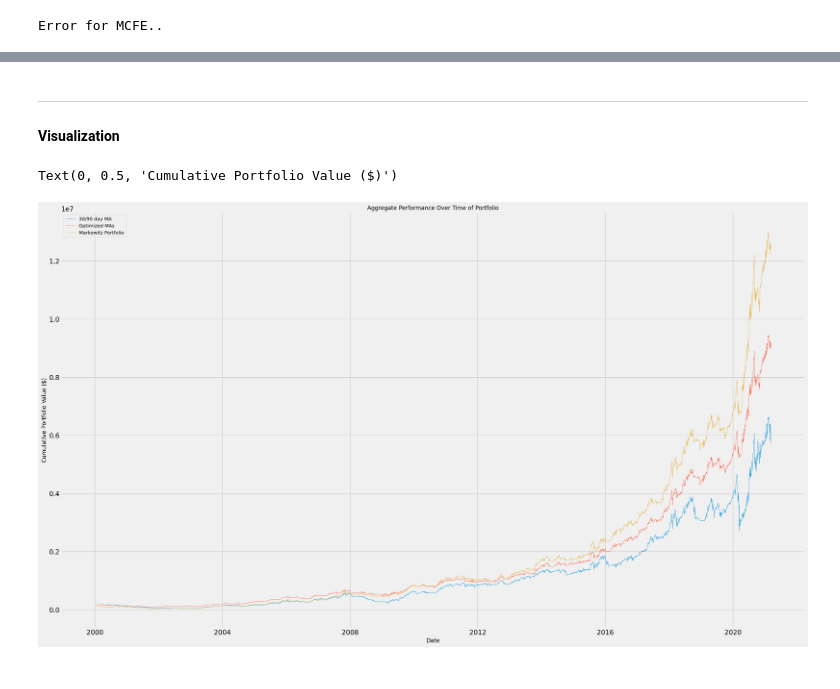
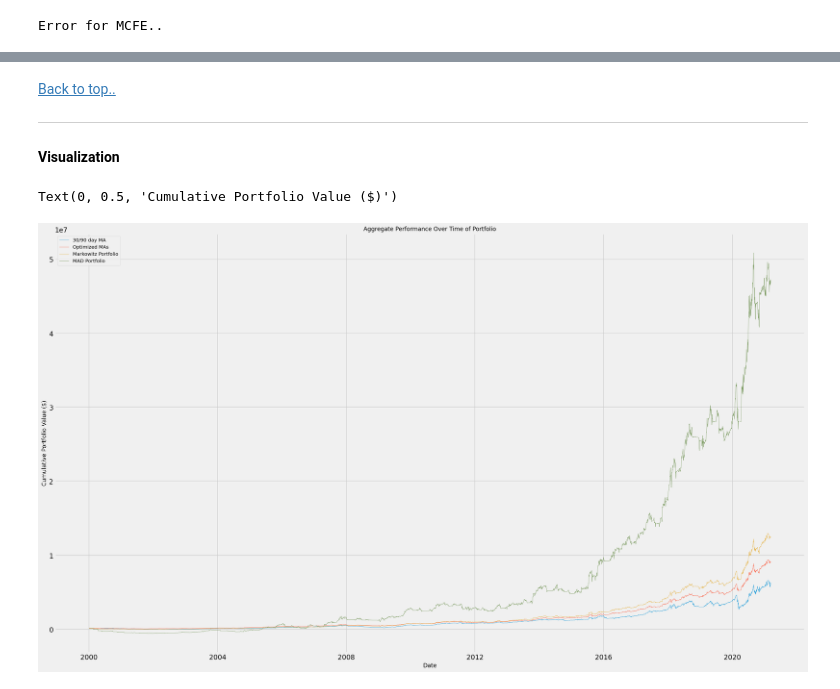
Before and after one commit to doctorofdata/quant, a Jupyter notebook: quantitative_finance.ipynb, the cells around one changed output, grey strips where cells are left out. Drawn from its saved outputs; the diff is of its cells as text; code cells hidden in the pictures.

```diff
--- a/quantitative_finance.ipynb
+++ b/quantitative_finance.ipynb
@@ -410,0 +466,2 @@ agg_portfolio2 = portfolio2.groupby(portfolio2.index)['holdings', 'cash', 'total
+# %%
+pcts1 = [(x, round(y, 4)) for (x, y) in pcts]
@@ -411,17 +488,55 @@ agg_portfolio2 = portfolio2.groupby(portfolio2.index)['holdings', 'cash', 'total
+# %%
+# Compute final portfolio
+portfolio3 = pd.DataFrame()
+
+# Iterate
+for item in pcts1:
+
+    data = df3[df3['ticker'] == item[0]]
+
+    positions = pd.DataFrame(index = data.index).fillna(0.0)
+    positions[nm] = 1000 * len(tickers) * item[1] * data['signal']
+
+    port = positions.multiply(data['price'], axis = 0)
+    pos_diff = positions.diff()
+
+    # Add `holdings` to portfolio
+    port['holdings'] = (positions.multiply(data['price'], axis = 0)).sum(axis = 1)
+
+    # Add `cash` to portfolio
+    port['cash'] = 10000 - (pos_diff.multiply(data['price'], axis = 0)).sum(axis = 1).cumsum()
+
+    # Add `total` to portfolio
+    port['total'] = port['cash'] + port['holdings']
+
+    # Add `returns` to portfolio
+    port['returns'] = port['total'].pct_change()
+
+    port['ticker'] = item[0]
+
+    portfolio3 = portfolio3.append(port)
+
+# Sum daily returns
+agg_portfolio3 = portfolio3.groupby(portfolio3.index)['holdings', 'cash', 'total'].agg({'holdings': 'sum',
+                                                                                        'cash': 'sum',
+                                                                                        'total': 'sum'}, axis = 1)
 # %% [markdown]
+[Back to top..](#top)
+
 ---
 
 #### Visualization <a class="anchor" id="viz"></a>
 # %%
 # Visualize performance
 fig, ax = plt.subplots(figsize = (25, 15))
 ax.plot(agg_portfolio['total'], lw = .5, label = '30/90 day MA')
 ax.plot(agg_portfolio1['total'], lw = .5, label = 'Optimized MAs')
 ax.plot(agg_portfolio2['total'], lw = .5, label = 'Markowitz Portfolio')
+ax.plot(agg_portfolio3['total'], lw = .5, label = 'MAD Portfolio')
 plt.legend(fontsize = 10)
 plt.title('Aggregate Performance Over Time of Portfolio', fontsize = 12)
 plt.xlabel('Date', fontsize = 12)
 plt.ylabel('Cumulative Portfolio Value ($)', fontsize = 12)
 # %% [output]
 Text(0, 0.5, 'Cumulative Portfolio Value ($)')
-[figure, old version]
+[figure, new version]
```
Also changed, not shown: parts of 20 cells of this notebook.
